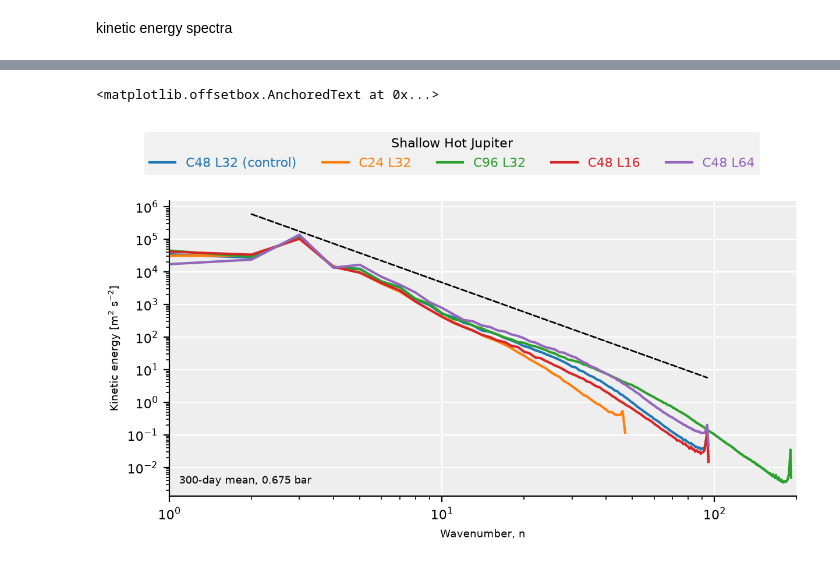
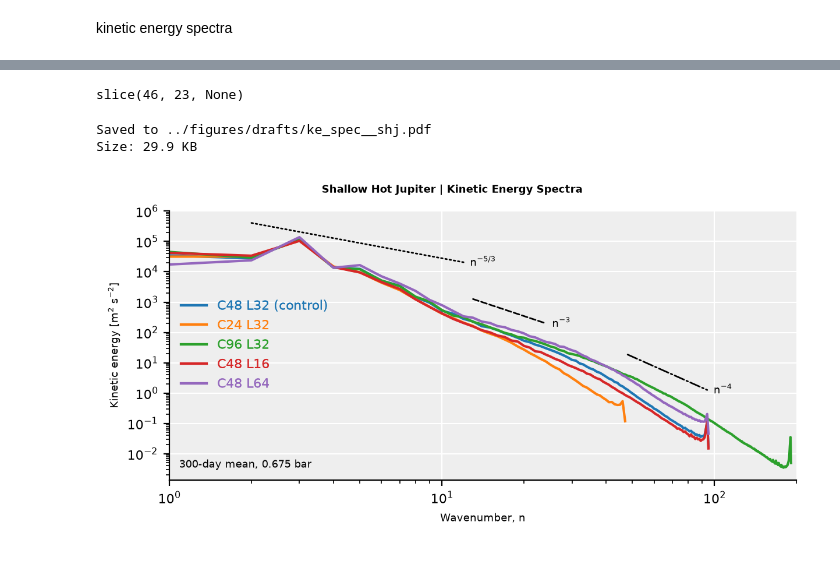
Before and after one commit to dennissergeev/lfric_egp_bench, a Jupyter notebook: src/scripts/KE-Spectra.ipynb, the cells around one changed output, grey strips where cells are left out. Drawn from its saved outputs; the diff is of its cells as text; code cells hidden in the pictures.

Commit message:
update ke spectra NB

```diff
--- a/src/scripts/KE-Spectra.ipynb
+++ b/src/scripts/KE-Spectra.ipynb
@@ -92,7 +108,12 @@ for exp_key in tqdm(GROUPS[group_key].simulations):
         v_plev,
         rsphere=EXPERIMENTS[exp_key].const.radius.data.item(),
     )
+# %%
+sl
+# %% [output]
+slice(46, 23, None)
 # %%
+_savefig = True
 # idx_lev = 60  # index into level_height
 # spec2d = isel(spec, lfric.z, idx_lev)
 # spec2d = vertical_mean(spec)
@@ -105,46 +126,71 @@ ax.set_xlabel("Wavenumber, $n$")
 ax.set_ylabel("Kinetic energy [$m^2$ $s^{-2}$]")
 ax.spines["right"].set_visible(False)
 ax.spines["top"].set_visible(False)
 ax.grid(color="w")
 ax.set_facecolor("#EEEEEE")
 
 for exp_key in GROUPS[group_key].simulations:
     spectrum = last_n_day_mean(spectra[exp_key], n_days_mean)
 
     x = spectrum.coord("wavenumber").points
     y = spectrum.data
     ax.loglog(x, y)
 
 x_ref = x[1:-1]  # avoid x=0 if present
-p = -3
-x0, y0 = (
-    x_ref[len(x_ref) // 6],
-    y[len(x_ref) // 6] * 6,
-)  # anchor + vertical offset so it doesn't overlap
-ax.loglog(x_ref, y0 * (x_ref / x0) ** p, **KW_REF_LINE)
+y_ref = y[1:-1]
+n = len(x_ref)
+for p, ls, sl, y_mult, label in [
+    (-5 / 3, ":", slice(0, n // 8), 1.5, "$n^{-5/3}$"),  # small wavenumbers
+    (-3, "--", slice(n // 8, n // 4), 4, "$n^{-3}$"),  # large wavenumbers
+    (-4, "-.", slice(n // 2, n), 8, "$n^{-4}$"),  # larger wavenumbers
+]:
+    xs = x_ref[sl]
+    ys_data = y_ref[sl]
+    x0, y0 = (
+        xs[len(xs) // 6],
+        ys_data[len(xs) // 6] * y_mult,
+    )  # anchor + vertical offset so it doesn't overlap
+    ys = y0 * (xs / x0) ** p
+    ax.loglog(xs, ys, **{**KW_REF_LINE, "ls": ls})
+    ax.annotate(
+        label,
+        xy=(xs[-1], ys[-1]),
+        xytext=(4, 0),
+        textcoords="offset points",
+        ha="left",
+        va="center",
+        fontsize="small",
+    )
 
 add_custom_legend(
-    fig,
+    ax,
     {
         EXPERIMENTS[exp_key].title: {**EXPERIMENTS[exp_key].kw_plt}
         for exp_key in GROUPS[group_key].simulations
     },
-    title=GROUPS[group_key].title,
-    ncol=len(GROUPS[group_key].simulations),
-    loc="upper center",
-    bbox_to_anchor=(0.5, 1.2),
-    facecolor="#EEEEEE",
-    edgecolor="none",
+    # title=GROUPS[group_key].title,
+    ncol=1,  # len(GROUPS[group_key].simulations),
+    loc="center left",
+    frameon=False,
+    # bbox_to_anchor=(0.5, 1.2),
+    # facecolor="#EEEEEE",
+    # edgecolor="none",
 )
-# fig.suptitle(f"{GROUPS[group_key].title} | Kinetic Energy Spectra", size="small")
+fig.suptitle(f"{GROUPS[group_key].title} | Kinetic Energy Spectra", size="small")
 ax.add_artist(
     AnchoredText(
         f"{n_days_mean:.0f}-day mean, {target_pressure * PA_TO_BAR:>5.3f} bar",
         loc="lower left",
         prop={"size": "small"},
         frameon=False,
     )
 )
+if _savefig:
+    figsave(
+        fig,
+        paths.drafts / f"ke_spec__{group_key}",
+    )
 # %% [output]
-<matplotlib.offsetbox.AnchoredText at 0x...>
+Saved to ../figures/drafts/ke_spec__shj.pdf
+Size: 29.9 KB
-[figure, old version]
+[figure, new version]
```
Also changed, not shown: parts of 1 cell of this notebook, 3 other files.
